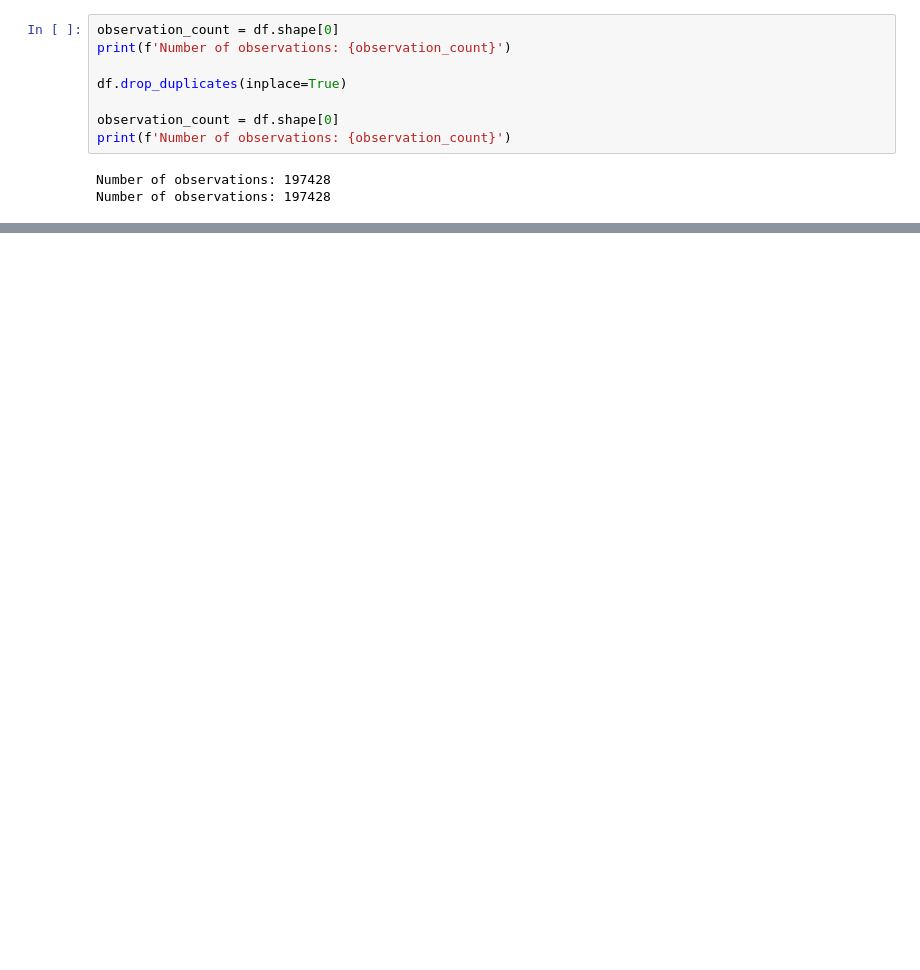
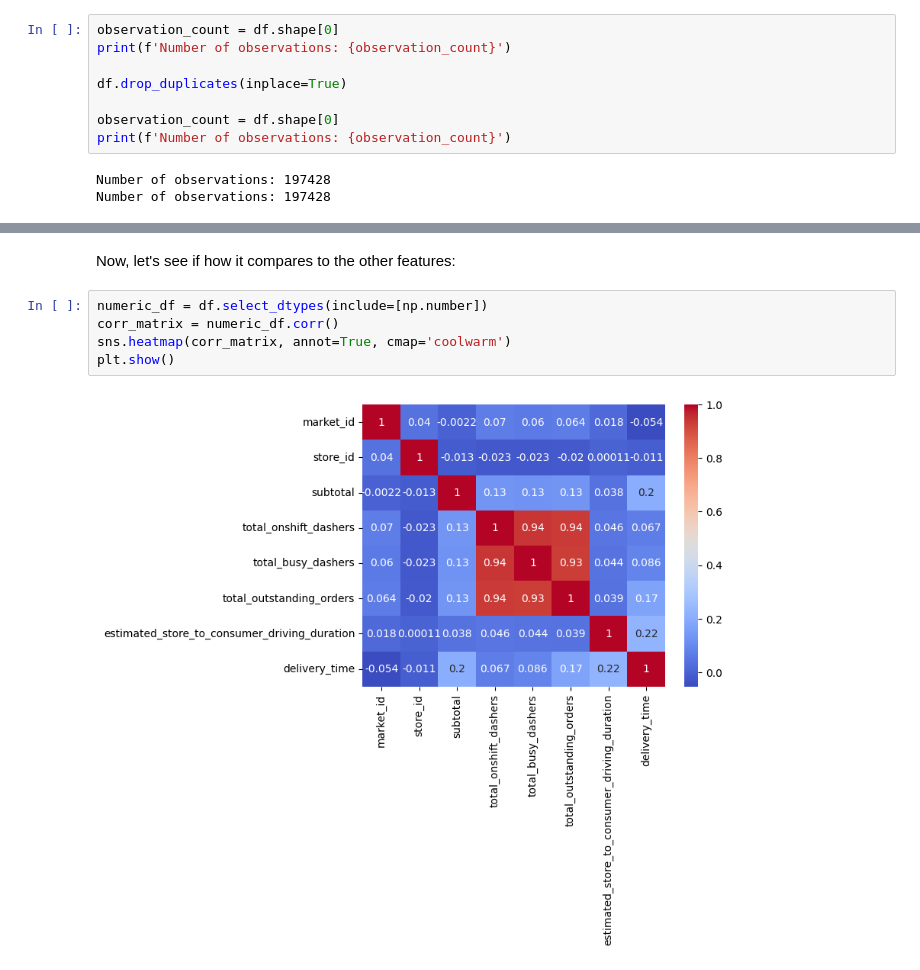
Before and after one commit to shehabyasser/ml-exercise, a Jupyter notebook: exercise.ipynb, the cells around one changed output, grey strips where cells are left out. Cells and saved outputs as stored; diff of their text form; blank space fills up the shorter version.

```diff
--- a/exercise.ipynb
+++ b/exercise.ipynb
@@ -79,0 +186,9 @@ Index: []
+# %% [markdown]
+Now, let's see if how it compares to the other features:
+# %%
+numeric_df = df.select_dtypes(include=[np.number])
+corr_matrix = numeric_df.corr()
+sns.heatmap(corr_matrix, annot=True, cmap='coolwarm')
+plt.show()
+# %% [output]
+[figure, added]
```
Also changed, not shown: parts of 42 cells of this notebook, 1 other file.
